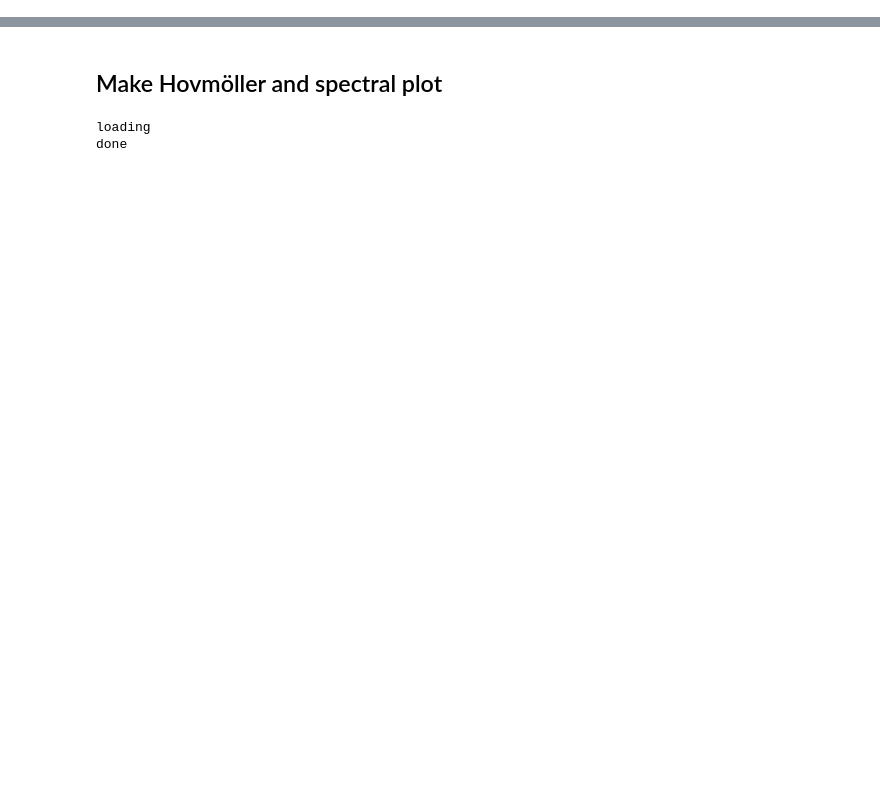
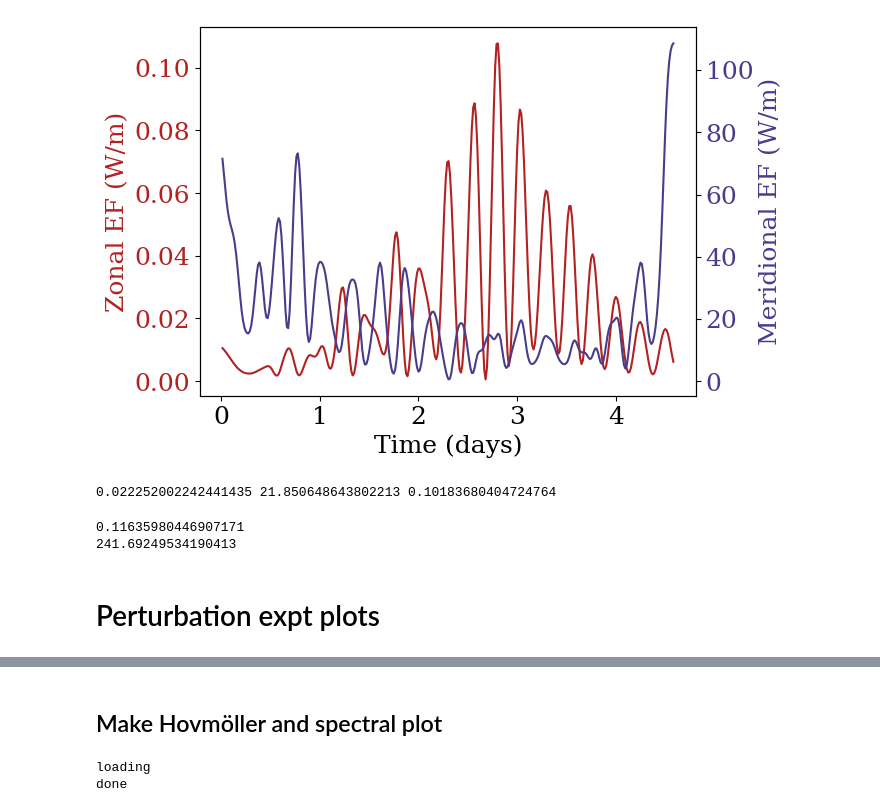
Before and after one commit to ashjbarnes/topographic-NIWs, a Jupyter notebook: make_plots.ipynb, the cells around one changed output, grey strips where cells are left out. Saved outputs shown, nothing was run; the diff lists cells and outputs as text; code cells hidden in the pictures; blank space fills up the shorter version.

```diff
--- a/make_plots.ipynb
+++ b/make_plots.ipynb
@@ -27,0 +478,46 @@ Error:
+# %%
+import matplotlib.pyplot as plt
+
+fig, ax1 = plt.subplots()
+color1 = "firebrick"
+color2 = "darkslateblue"
+# Plot ZonalEF on the primary y-axis
+## Multiply by 4000 for depth, then the rest is for scaling
+(4000 * ef.ZonalEF.sel(xh = 200,method = "nearest")).plot(ax = ax1,color = color1)
+ax1.set_ylabel('Zonal EF (W/m)', color=color1)
+ax1.tick_params(axis='y', labelcolor=color1)
+
+# Create a second y-axis that shares the same x-axis
+ax2 = ax1.twinx()
+(4000 * ef.MeridEF.sel(yh = 200,method = "nearest")).plot(ax = ax2,color = color2)
+ax2.set_ylabel('Meridional EF (W/m)', color=color2)
+ax2.tick_params(axis='y', labelcolor=color2)
+ax1.set_xlabel("Time (days)")
+ax1.set_xticks([3600 * 24 * i for i in range(0,5)])
+ax1.set_xticklabels([i for i in range(0,5)])
+ax1.set_title("")
+ax2.set_title("")
+
+# Set y-ticks for both axes based on the magnitudes of the values
+# ax1.set_yticks(range(int(1000 * ef.ZonalEF.min()), int(1000 * ef.ZonalEF.max()) + 1, 1000))
+# ax2.set_yticks(range(int(1000 * ef.MeridEF.min()), int(1000 * ef.MeridEF.max()) + 1, 1000))
+
+plt.show()
+# %% [output]
+[figure, added]
+# %%
+distance = 200
+zef = (4000 * ef.ZonalEF).sel(xh = distance,method = "nearest").mean("time").values
+mef = (4000 * ef.MeridEF).sel(yh = distance,method = "nearest").mean("time").values
+print(zef,mef,100 * zef / mef)
+# %% [output]
+0.022252002242441435 21.850648643802213 0.10183680404724764
+# %%
+# distance =
+print((4000 * ef.ZonalEF).sel(xh = 200,method = "nearest").max("time").values)
+print((4000 * ef.MeridEF).sel(yh = 200,method = "nearest").max("time").values)
+# %% [output]
+0.11635980446907171
+241.69249534190413
+# %% [markdown]
+# Perturbation expt plots
```
Also changed, not shown: parts of 26 cells of this notebook, 1 other file.
